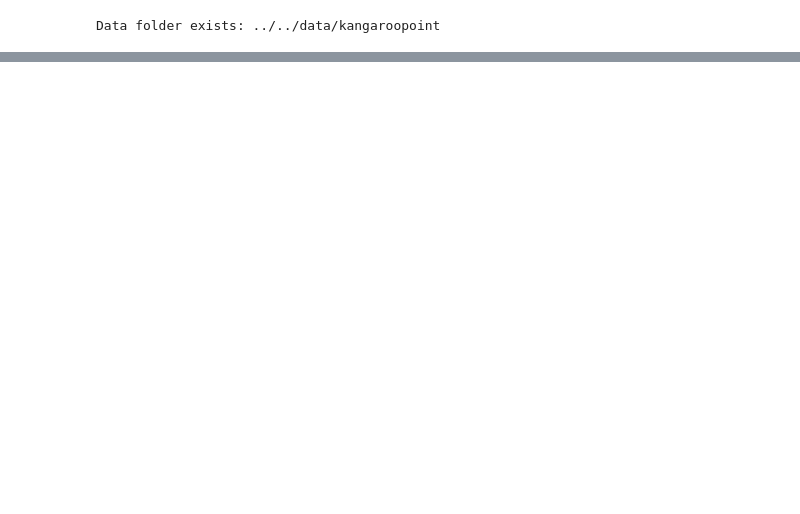
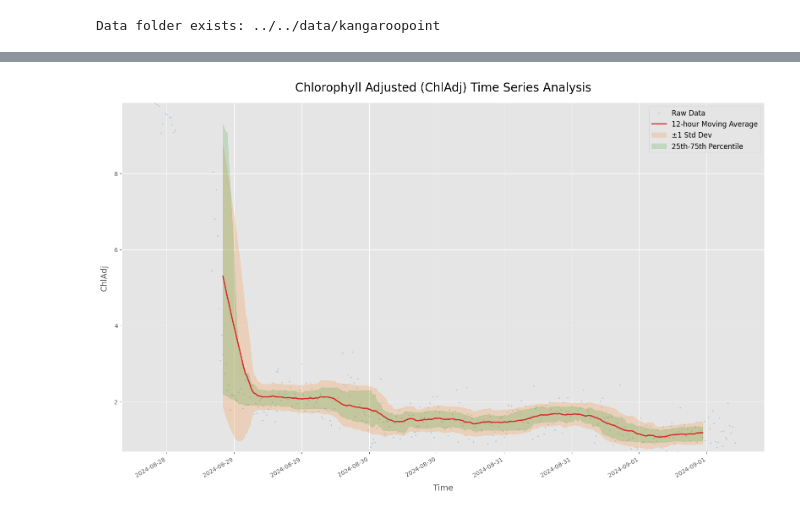
Before and after one commit to ngdaniel499/aqua-pi, a Jupyter notebook: python-scripts/drawResults.ipynb, the cells around one changed output, grey strips where cells are left out. Drawn from its saved outputs; the diff is of its cells as text; code cells hidden in the pictures; blank space fills up the shorter version.

Commit message:
added data folder to upconfig to prepare for web upload, added results plotter for chla

```diff
--- a/python-scripts/drawResults.ipynb
+++ b/python-scripts/drawResults.ipynb
@@ -186,3 +186,74 @@ min        0.451700
 75%        2.013500
 max       10.449500
 Name:  ChlAdj, dtype: float64
+# %%
+# Set the style to a built-in Matplotlib style
+plt.style.use('ggplot')
+
+# Sort data by time
+all_data = all_data.sort_values('Time')
+
+# Calculate moving average and standard deviation
+window = 4*12  # 24 hours, 4 data points per hour
+all_data['MA'] = all_data[' ChlAdj'].rolling(window=window, center=True).mean()
+all_data['STD'] = all_data[' ChlAdj'].rolling(window=window, center=True).std()
+
+# Calculate percentile bands
+all_data['Lower_Percentile'] = all_data[' ChlAdj'].rolling(window=window, center=True).quantile(0.25)
+all_data['Upper_Percentile'] = all_data[' ChlAdj'].rolling(window=window, center=True).quantile(0.75)
+
+# Create the plot
+fig, ax = plt.subplots(figsize=(16, 10))
+
+# Plot raw data
+ax.scatter(all_data['Time'], all_data[' ChlAdj'], alpha=0.3, s=2, color='#1f77b4', label='Raw Data')
+
+# Plot moving average
+ax.plot(all_data['Time'], all_data['MA'], color='#d62728', linewidth=2, label='12-hour Moving Average')
+
+# Plot standard deviation bands
+ax.fill_between(all_data['Time'], all_data['MA'] - all_data['STD'],
+                all_data['MA'] + all_data['STD'], alpha=0.2, color='#ff7f0e',
+                label='±1 Std Dev')
+
+# Plot percentile bands
+ax.fill_between(all_data['Time'], all_data['Lower_Percentile'],
+                all_data['Upper_Percentile'], alpha=0.2, color='#2ca02c',
+                label='25th-75th Percentile')
+
+# Set title and labels
+ax.set_title('Chlorophyll Adjusted (ChlAdj) Time Series Analysis', fontsize=20, pad=20)
+ax.set_xlabel('Time', fontsize=14, labelpad=10)
+ax.set_ylabel('ChlAdj', fontsize=14, labelpad=10)
+
+# Format x-axis
+ax.xaxis.set_major_formatter(mdates.DateFormatter('%Y-%m-%d'))
+ax.xaxis.set_major_locator(mdates.AutoDateLocator())
+
+# Rotate and align the tick labels so they look better
+plt.gcf().autofmt_xdate()
+
+# Set y-axis limits to focus on the main data range
+y_min, y_max = np.percentile(all_data[' ChlAdj'], [1, 99])
+ax.set_ylim(y_min, y_max)
+
+# Improve legend
+ax.legend(loc='upper right', fontsize=12, framealpha=0.9)
+
+# Remove top and right spines
+ax.spines['top'].set_visible(False)
+ax.spines['right'].set_visible(False)
+
+# Adjust layout and display
+plt.tight_layout()
+plt.show()
+
+# Print some statistics about the data
+print("\nData Statistics:")
+print(all_data[' ChlAdj'].describe())
+
+# Check for NaN values in calculated columns
+print("\nNaN count in calculated columns:")
+print(all_data[['MA', 'STD', 'Lower_Percentile', 'Upper_Percentile']].isna().sum())
+# %% [output]
+[figure, added]
```
Also changed, not shown: parts of 3 cells of this notebook, 2 other files.
